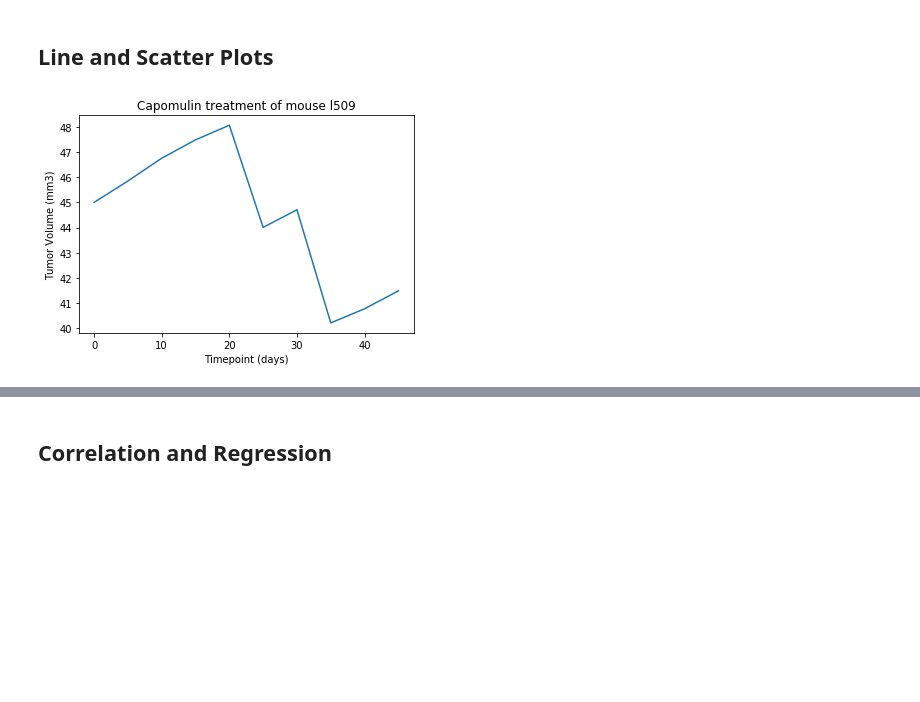
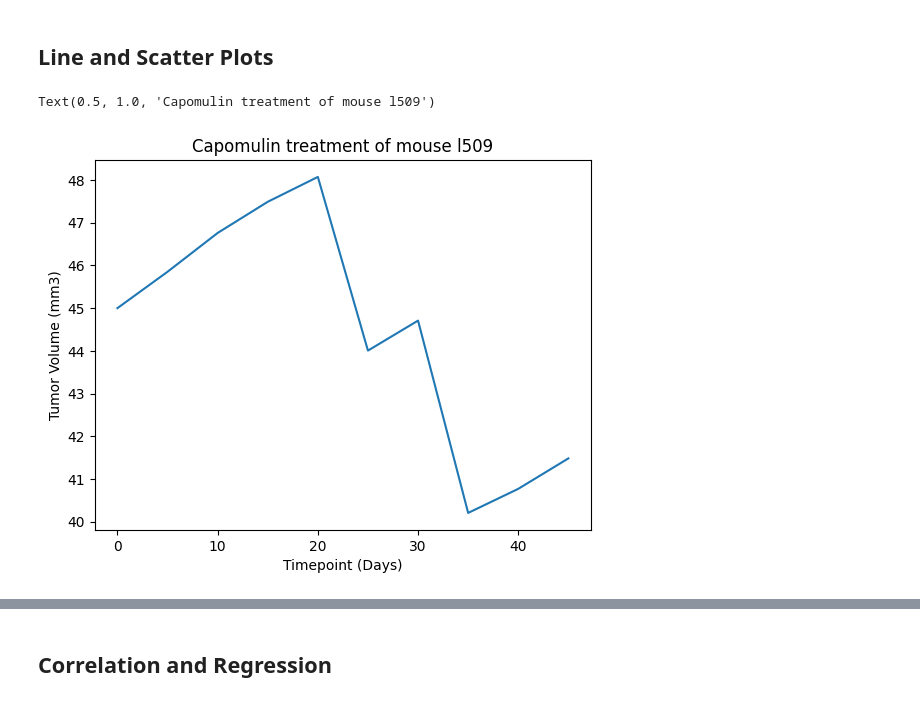
Before and after one commit to Minh1327/Data-Visualisation---Challenge, a Jupyter notebook: Pymaceuticals/main.ipynb, the cells around one changed output, grey strips where cells are left out. Saved outputs shown, nothing was run; the diff lists cells and outputs as text; code cells hidden in the pictures; blank space fills up the shorter version.

```diff
--- a/Pymaceuticals/main.ipynb
+++ b/Pymaceuticals/main.ipynb
@@ -243,7 +280,14 @@ Ceftamin's potential outliers: Series([], Name: Tumor Volume (mm3), dtype: float
 ## Line and Scatter Plots
 # %%
 # Generate a line plot of tumor volume vs. time point for a mouse treated with Capomulin
+l509_mouse = merged_metadata[merged_metadata["Mouse ID"] == "l509"]
+plt.plot(l509_mouse["Timepoint"], l509_mouse["Tumor Volume (mm3)"])
+plt.xlabel("Timepoint (Days)")
+plt.ylabel("Tumor Volume (mm3)")
+plt.title("Capomulin treatment of mouse l509")
+# mouse_capomulin = merged_metadata[merged_metadata['Drug Regimen'] == 'Capomulin']
 # %% [output]
+Text(0.5, 1.0, 'Capomulin treatment of mouse l509')
-[figure, old version]
+[figure, new version]
 # %%
 # Generate a scatter plot of average tumor volume vs. mouse weight for the Capomulin regimen
```
Also changed, not shown: parts of 18 cells of this notebook, 1 other file.
